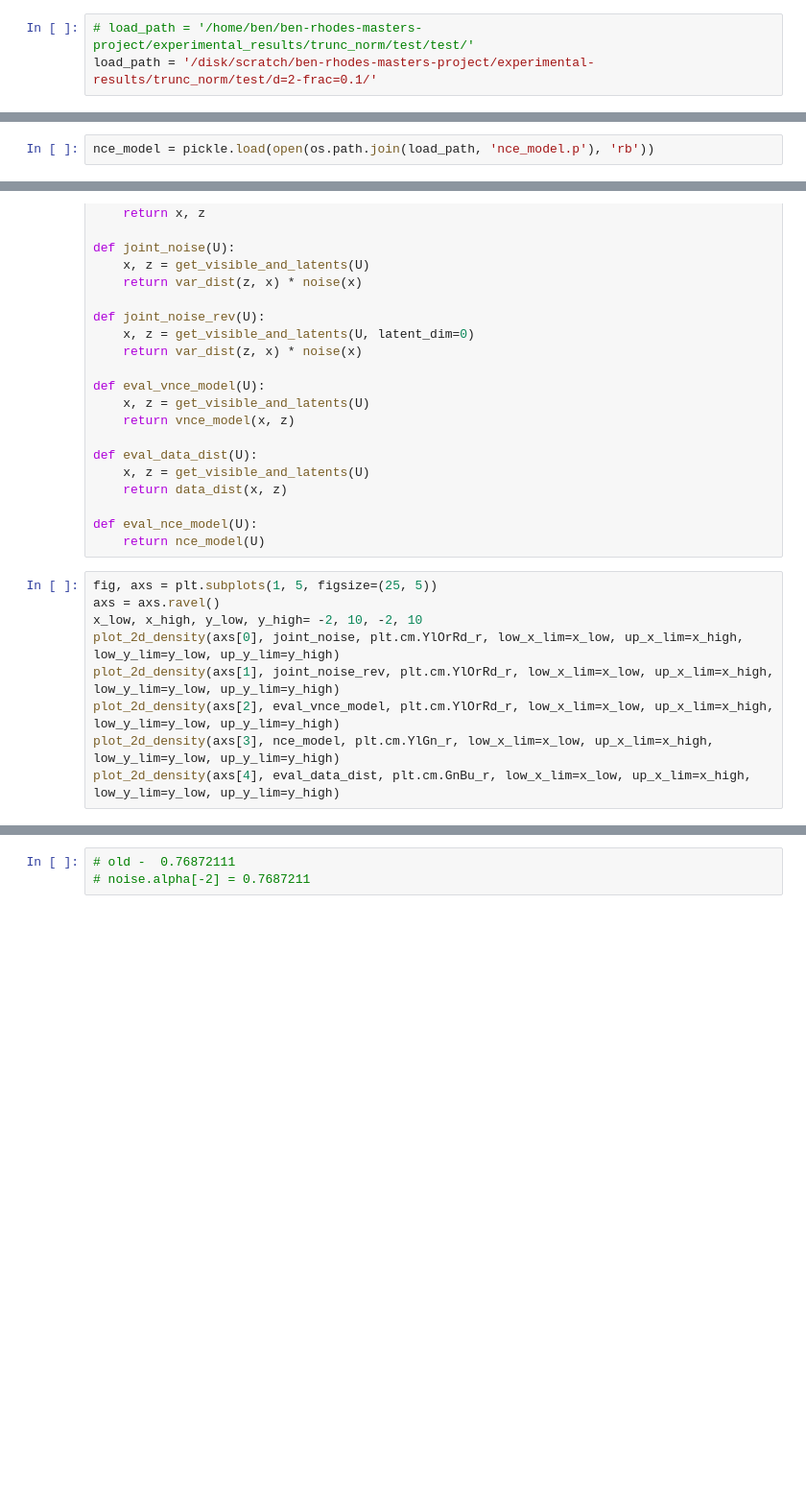
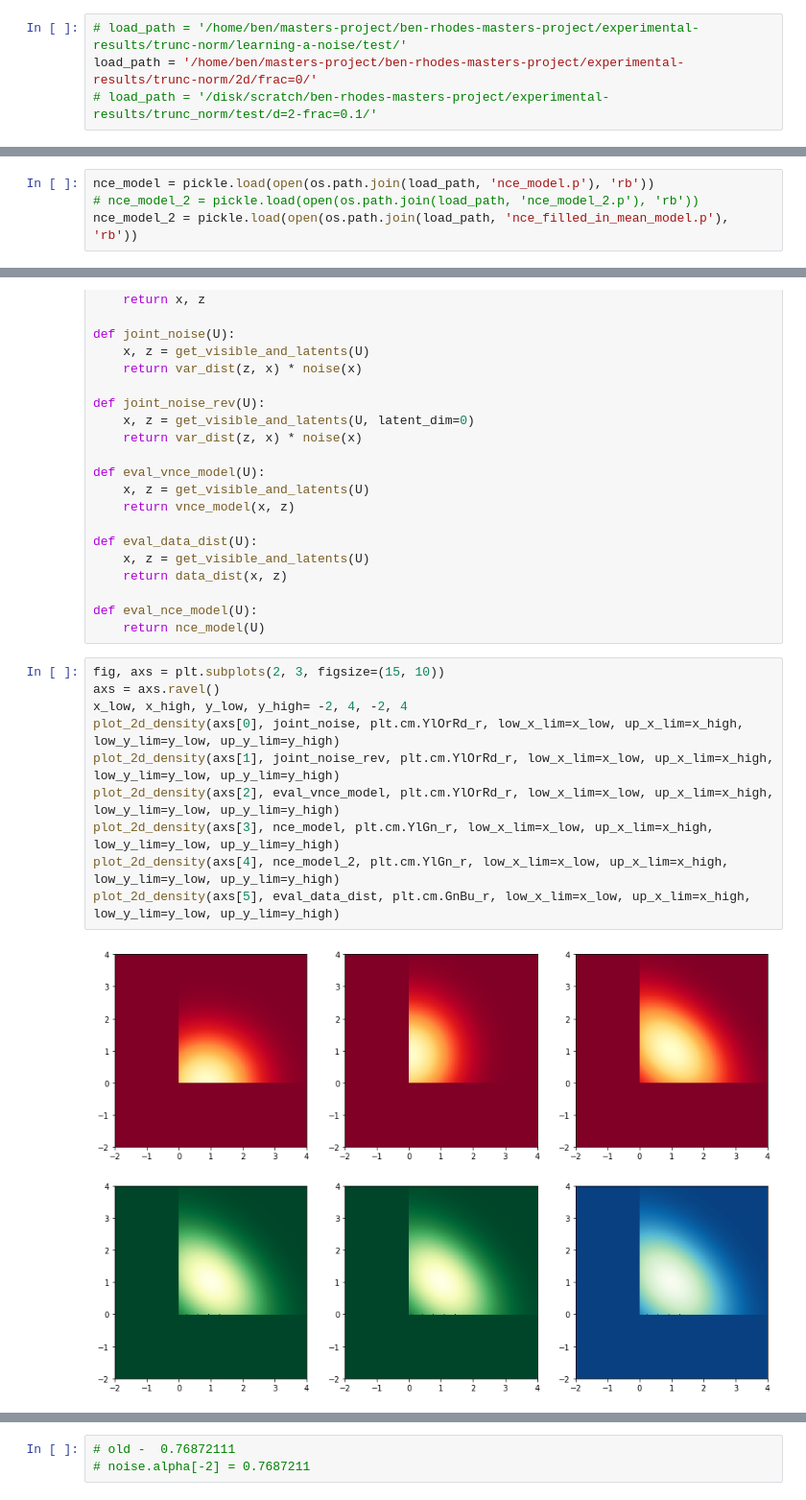
Before and after one commit to benrhodes26/VNCE, a Jupyter notebook: proposal/code/notebooks/debug_truncated_normal_model.ipynb, the cells around one changed output, grey strips where cells are left out. Shown at 96% size. Cells and saved outputs as stored; diff of their text form; blank space fills up the shorter version.

Commit message:
add more experimental code for trunc-norm model

```diff
--- a/proposal/code/notebooks/debug_truncated_normal_model.ipynb
+++ b/proposal/code/notebooks/debug_truncated_normal_model.ipynb
@@ -37,5 +43,6 @@ rc('legend', fontsize=10)
 # %%
-# load_path = '/home/ben/ben-rhodes-masters-project/experimental_results/trunc_norm/test/test/'
-load_path = '/disk/scratch/ben-rhodes-masters-project/experimental-results/trunc_norm/test/d=2-frac=0.1/'
+# load_path = '/home/ben/masters-project/ben-rhodes-masters-project/experimental-results/trunc-norm/learning-a-noise/test/'
+load_path = '/home/ben/masters-project/ben-rhodes-masters-project/experimental-results/trunc-norm/2d/frac=0/'
+# load_path = '/disk/scratch/ben-rhodes-masters-project/experimental-results/trunc_norm/test/d=2-frac=0.1/'
 # %%
 data_dist = pickle.load(open(os.path.join(load_path, 'data_dist.p'), 'rb'))
@@ -45,6 +50,8 @@ FileNotFoundError: [Errno 2] No such file or directory: '/disk/scratch/ben-rhode
 vnce_model = pickle.load(open(os.path.join(load_path, 'vnce_model.p'), 'rb'))
 # %%
 nce_model = pickle.load(open(os.path.join(load_path, 'nce_model.p'), 'rb'))
+# nce_model_2 = pickle.load(open(os.path.join(load_path, 'nce_model_2.p'), 'rb'))
+nce_model_2 = pickle.load(open(os.path.join(load_path, 'nce_filled_in_mean_model.p'), 'rb'))
 # %%
 var_dist = pickle.load(open(os.path.join(load_path, 'var_dist.p'), 'rb'))
 # %%
@@ -83,11 +90,14 @@ def eval_data_dist(U):
 def eval_nce_model(U):
     return nce_model(U)
 # %%
-fig, axs = plt.subplots(1, 5, figsize=(25, 5))
+fig, axs = plt.subplots(2, 3, figsize=(15, 10))
 axs = axs.ravel()
-x_low, x_high, y_low, y_high= -2, 10, -2, 10
+x_low, x_high, y_low, y_high= -2, 4, -2, 4
 plot_2d_density(axs[0], joint_noise, plt.cm.YlOrRd_r, low_x_lim=x_low, up_x_lim=x_high, low_y_lim=y_low, up_y_lim=y_high)
 plot_2d_density(axs[1], joint_noise_rev, plt.cm.YlOrRd_r, low_x_lim=x_low, up_x_lim=x_high, low_y_lim=y_low, up_y_lim=y_high)
 plot_2d_density(axs[2], eval_vnce_model, plt.cm.YlOrRd_r, low_x_lim=x_low, up_x_lim=x_high, low_y_lim=y_low, up_y_lim=y_high)
 plot_2d_density(axs[3], nce_model, plt.cm.YlGn_r, low_x_lim=x_low, up_x_lim=x_high, low_y_lim=y_low, up_y_lim=y_high)
-plot_2d_density(axs[4], eval_data_dist, plt.cm.GnBu_r, low_x_lim=x_low, up_x_lim=x_high, low_y_lim=y_low, up_y_lim=y_high)
+plot_2d_density(axs[4], nce_model_2, plt.cm.YlGn_r, low_x_lim=x_low, up_x_lim=x_high, low_y_lim=y_low, up_y_lim=y_high)
+plot_2d_density(axs[5], eval_data_dist, plt.cm.GnBu_r, low_x_lim=x_low, up_x_lim=x_high, low_y_lim=y_low, up_y_lim=y_high)
+# %% [output]
+[figure, added]
```
Also changed, not shown: parts of 17 cells of this notebook, 10 other files.
